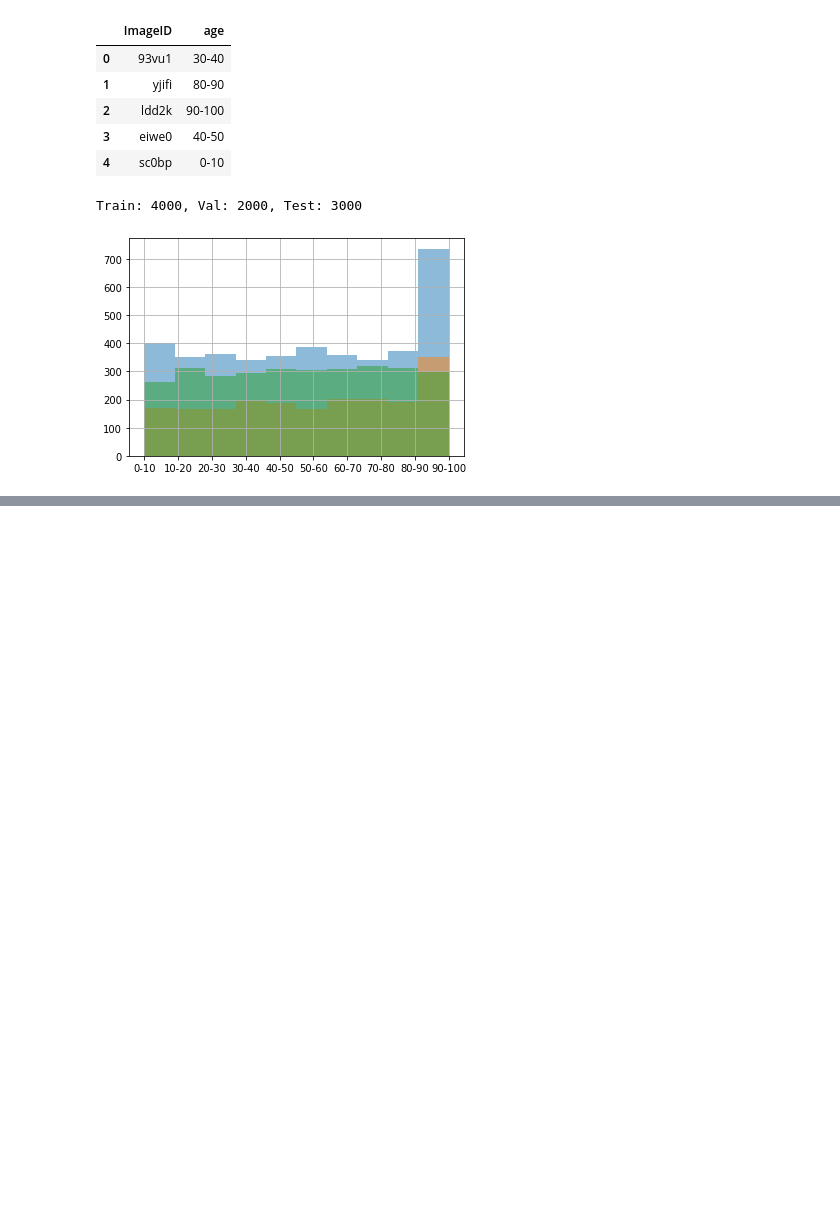
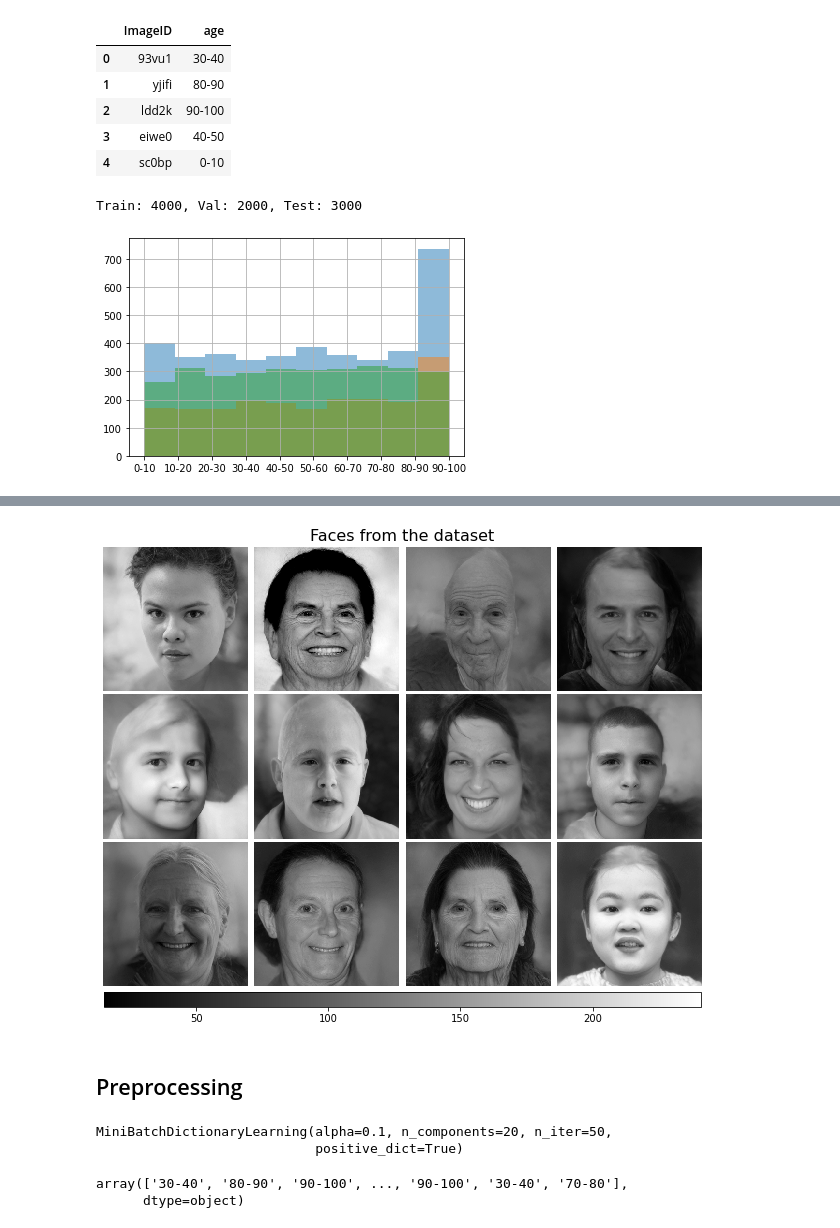
Before and after one commit to Valavanca/ai-blitz-faces, a Jupyter notebook: age_prediction/age_prediction.ipynb, the cells around one changed output, grey strips where cells are left out. Saved outputs shown, nothing was run; the diff lists cells and outputs as text; code cells hidden in the pictures; blank space fills up the shorter version.

```diff
--- a/age_prediction/age_prediction.ipynb
+++ b/age_prediction/age_prediction.ipynb
@@ -143,0 +83,42 @@ submission.to_csv(os.path.join("assets", "submission.csv"))
+# %%
+def get_grey_img(row, img_base_path):
+  image_path = os.path.join(img_base_path, row['ImageID']+'.jpg')
+  imgdata = Image.open(image_path).convert('L')
+  imgdata = imgdata.resize((300,300), Image.ANTIALIAS)
+  row['image'] = np.asarray(imgdata).flatten()
+  return row
+# %%
+train_df = train_df.apply(get_grey_img, axis=1, args=('./data/train',))
+val_df = val_df.apply(get_grey_img, axis=1, args=('./data/val',))
+test_df = test_df.apply(get_grey_img, axis=1, args=('./data/test',))
+# %%
+def plot_gallery(title, images, n_col=4, n_row=3, cmap=plt.cm.gray):
+    fig, axs = plt.subplots(
+        nrows=n_row,
+        ncols=n_col,
+        figsize=(2.1 * n_col, 2.3 * n_row),
+        facecolor="white",
+        constrained_layout=True,
+    )
+    fig.set_constrained_layout_pads(w_pad=0.01, h_pad=0.02, hspace=0, wspace=0)
+    fig.set_edgecolor("black")
+    fig.suptitle(title, size=16)
+    for ax, img in zip(axs.flat, images):
+        vmax = max(img.max(), -img.min())
+        im = ax.imshow(
+            img.reshape((300, 300)),
+            cmap=cmap,
+            interpolation="nearest",
+            vmin=-vmax,
+            vmax=vmax,
+        )
+        ax.axis("off")
+
+    fig.colorbar(im, ax=axs, orientation="horizontal", shrink=0.99, aspect=40, pad=0.01)
+    plt.show()
+
+plot_gallery("Faces from the dataset", train_df.iloc[:12]['image'].values)
+# %% [output]
+[figure, added]
+# %% [markdown]
+## Preprocessing
@@ -143,0 +130,8 @@ submission.to_csv(os.path.join("assets", "submission.csv"))
+# %%
+from sklearn import decomposition
+
+estimator = decomposition.FactorAnalysis(n_components=50, max_iter=30)
+estimator.fit(train_df['image'].values.tolist())
+# %% [output]
+MiniBatchDictionaryLearning(alpha=0.1, n_components=20, n_iter=50,
+                            positive_dict=True)
@@ -143,0 +142,5 @@ submission.to_csv(os.path.join("assets", "submission.csv"))
+# %%
+train_df['age'].values
+# %% [output]
+array(['30-40', '80-90', '90-100', ..., '90-100', '30-40', '70-80'],
+      dtype=object)
```
Also changed, not shown: parts of 17 cells of this notebook.
